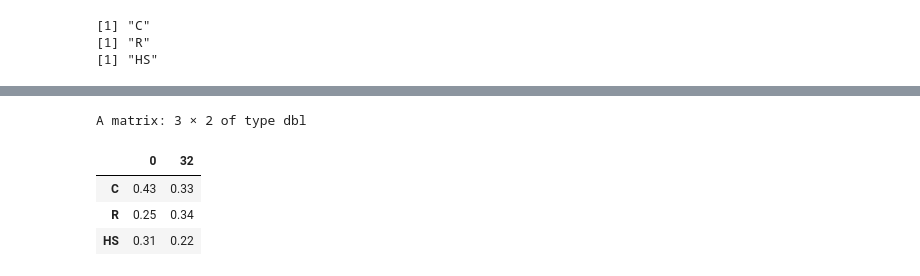
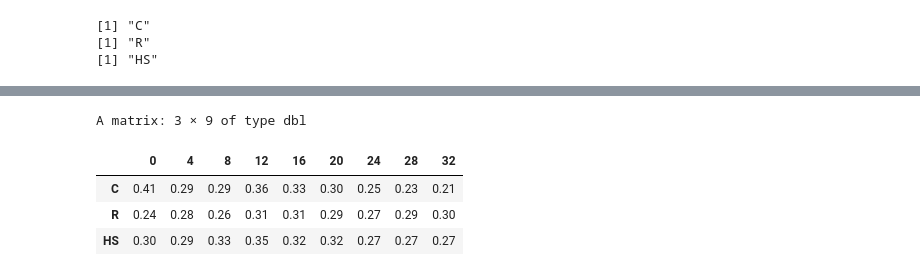
Before and after one commit to Wolfffff/quantitative-genetics-behavior, a Jupyter notebook: sandbox/20210603_Wolf/20210520_Example_H2-MCMC+G-matrix.ipynb, the cells around one changed output, grey strips where cells are left out. Drawn from its saved outputs; the diff is of its cells as text; code cells hidden in the pictures.

```diff
--- a/sandbox/20210603_Wolf/20210520_Example_H2-MCMC+G-matrix.ipynb
+++ b/sandbox/20210603_Wolf/20210520_Example_H2-MCMC+G-matrix.ipynb
@@ -236,7 +254,7 @@ var_leverage_df %>%
 [figure]
 # %%
 var_lev = var_leverage_df %>%
-    filter(var_ratio < 0.75) %>%
+    filter(var_ratio < 0.7) %>%
     select(Family)
 
 family_means_df = scaledFamilyMeans(f1s_df_ts)
@@ -320,7 +338,7 @@ for (treatment in c("C","R","HS")){
                                  random = ~Family,
                                  prior = prior,
                                  #ginverse = list(Family = family_A_inv),
-                                 family = "gaussian", nitt = 23000, burnin = 3000)
+                                 family = "gaussian", nitt = 230000, burnin = 30000)
             mod_sum = summary(full_mod)
             mean = mean(full_mod$VCV[,"Family"])
             se <- quantile(full_mod$VCV[,"Family"], c(0.1, 0.9))
@@ -397,7 +407,7 @@ multi_trait_formula = paste0("cbind(", paste(traits, collapse = ", "), ") ~ trai
 prior = list(G = list(G1 = list(V = diag(length(traits)), nu = 1.002)),
              R =           list(V = diag(length(traits)), nu = 1.002))
 
-n_models = 6  # number of models (times X treatments)
+n_models = length(unique(f1s_df_ts_filtered$slicetime)) * 3  # number of models (times X treatments)
 multi_trait_model = vector("list", n_models)
 Gs_list = vector("list", n_models) # Posterior sample of G-matrix
 G_list = vector("list", n_models)  # G-matrix estimate
@@ -406,8 +416,9 @@ corrG_list = vector("list", n_models) # Genetic correlation matrix
 k = 1
 for (treatment in c("C","R","HS")){
     print(treatment)
-    for (time in c(0,32)){
-        slice <- f1s_df_ts[f1s_df_ts$Treatment == treatment & f1s_df_ts$slicetime == time,]
+    for (time in unique(f1s_df_ts_filtered$slicetime)){
+        slice <- f1s_df_ts_filtered[f1s_df_ts_filtered$Treatment == treatment &
+                                    f1s_df_ts_filtered$slicetime == time,]
         # scalling the data makes the diagonal of the estimated G be the heritability
         slice[,traits] = scale(slice[,traits])
         model <- MCMCglmm(as.formula(multi_trait_formula),
@@ -449,10 +497,14 @@ for(i in 1:length(corrG_list)){
 # %%
 library(evolqg)
 ## Some non-consistent changes in mean genetic correlation over time
-matrix(sapply(corrG_list, CalcEigenVar), 3, 2, byrow = T, dimnames = list(c("C", "R", "HS"), c(0, 32))) %>% round(2)
+matrix(sapply(corrG_list, CalcEigenVar),
+       3, length(unique(f1s_df_ts_filtered$slicetime)),
+       byrow = T,
+       dimnames = list(c("C", "R", "HS"),
+                       unique(f1s_df_ts_filtered$slicetime))) %>% round(2)
 # %% [output]
-A matrix: 3 × 2 of type dbl
+A matrix: 3 × 9 of type dbl
-|  | 0 | 32 |
-| C | 0.43 | 0.33 |
-| R | 0.25 | 0.34 |
-| HS | 0.31 | 0.22 |
+|  | 0 | 4 | 8 | 12 | 16 | 20 | 24 | 28 | 32 |
+| C | 0.41 | 0.29 | 0.29 | 0.36 | 0.33 | 0.30 | 0.25 | 0.23 | 0.21 |
+| R | 0.24 | 0.28 | 0.26 | 0.31 | 0.31 | 0.29 | 0.27 | 0.29 | 0.30 |
+| HS | 0.30 | 0.29 | 0.33 | 0.35 | 0.32 | 0.32 | 0.27 | 0.27 | 0.27 |
```
Also changed, not shown: parts of 9 cells of this notebook.
